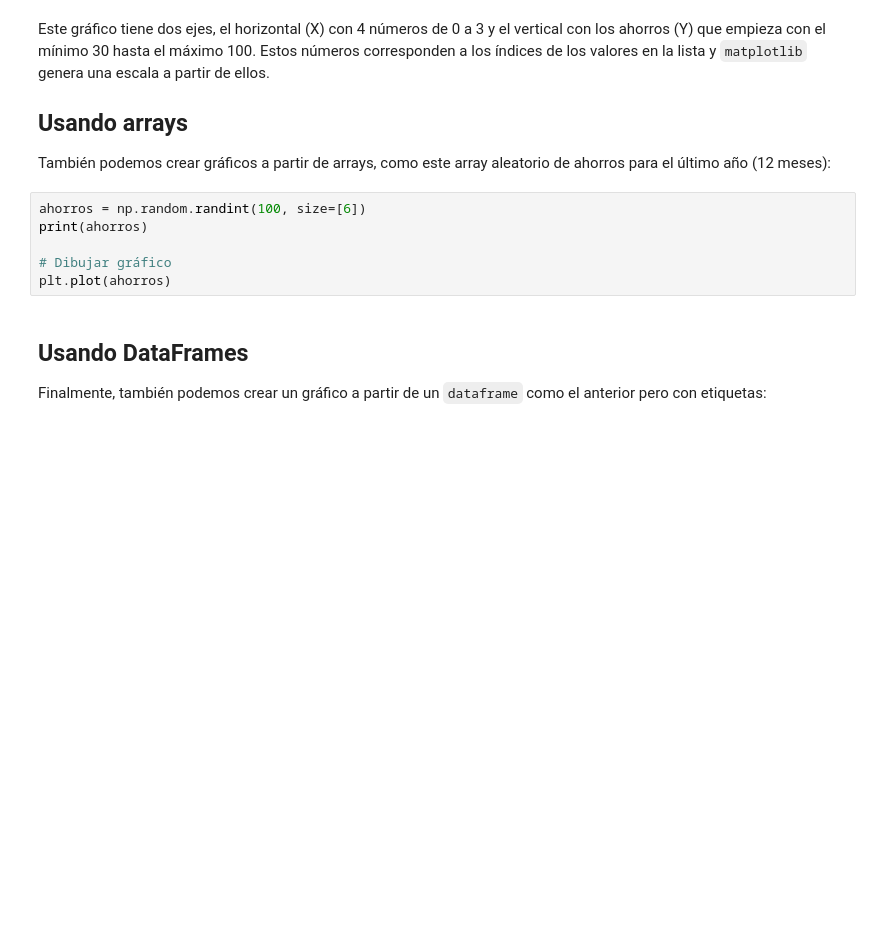
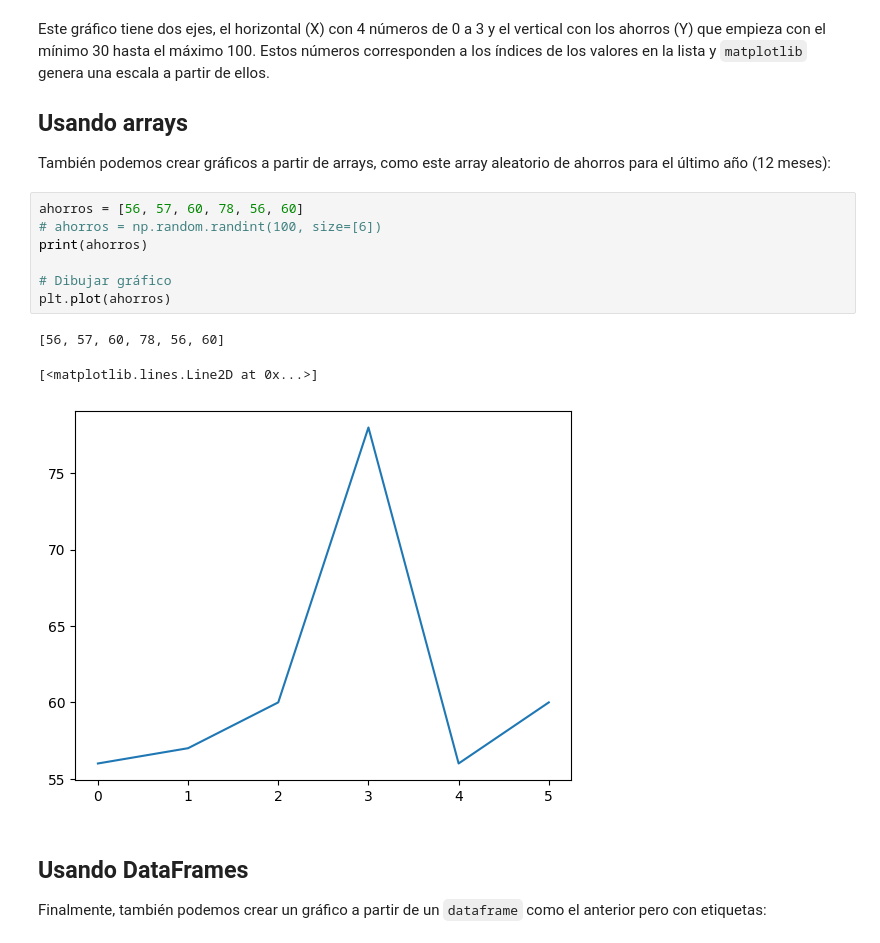
Before and after one commit to Eric2175/Programacion-Python-Basico-GRUPO-1---6181133432, a Jupyter notebook: Notebook/02 - Primeros gráficos.ipynb, the cells around one changed output. Cells and saved outputs as stored; diff of their text form; blank space fills up the shorter version.

```diff
--- a/Notebook/02 - Primeros gráficos.ipynb
+++ b/Notebook/02 - Primeros gráficos.ipynb
@@ -26,11 +29,16 @@ Este gráfico tiene dos ejes, el horizontal (X) con 4 números de 0 a 3 y el ver
 
 También podemos crear gráficos a partir de arrays, como este array aleatorio de ahorros para el último año (12 meses):
 # %%
-ahorros = np.random.randint(100, size=[6])
+ahorros = [56, 57, 60, 78, 56, 60]
+# ahorros = np.random.randint(100, size=[6])
 print(ahorros)
 
 # Dibujar gráfico
 plt.plot(ahorros)
+# %% [output]
+[56, 57, 60, 78, 56, 60]
+[<matplotlib.lines.Line2D at 0x...>]
+[figure, added]
 # %% [markdown]
 ## Usando DataFrames
 
```
Also changed, not shown: parts of 6 cells of this notebook, 1 other file.
